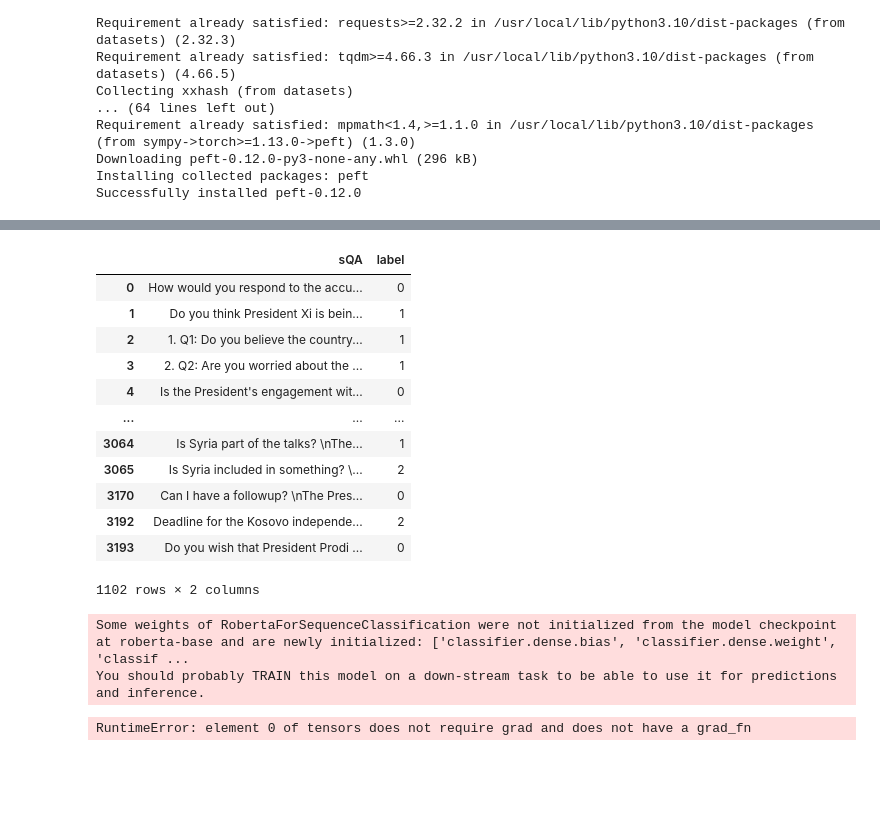
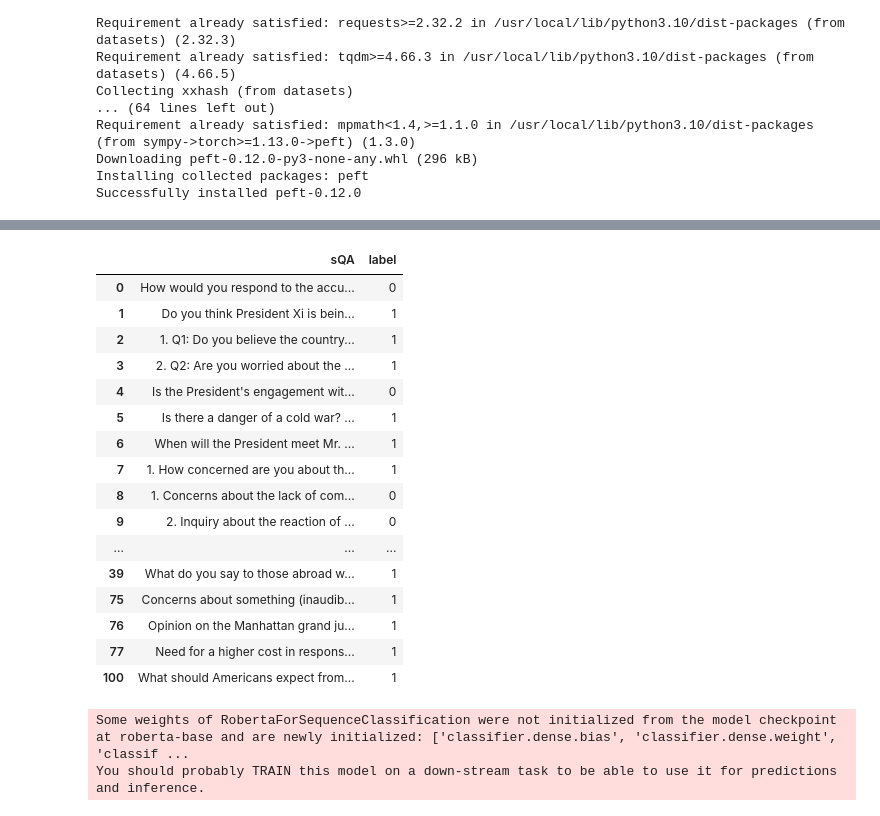
Before and after one commit to Kontilenia/thesis, a Jupyter notebook: data.ipynb, the cells around one changed output, grey strips where cells are left out. Saved outputs shown, nothing was run; the diff lists cells and outputs as text; code cells hidden in the pictures; blank space fills up the shorter version.

```diff
--- a/data.ipynb
+++ b/data.ipynb
@@ -56,20 +62,25 @@ split_dfs = {
 # %%
 temp_train_set = split_dfs[85]
+temp_train_set = temp_train_set.loc[0:100]
 temp_train_set
 # %% [output]
 |  | sQA | label |
 | 0 | How would you respond to the accu... | 0 |
 | 1 | Do you think President Xi is bein... | 1 |
 | 2 | 1. Q1: Do you believe the country... | 1 |
 | 3 | 2. Q2: Are you worried about the ... | 1 |
 | 4 | Is the President's engagement wit... | 0 |
+| 5 | Is there a danger of a cold war? ... | 1 |
+| 6 | When will the President meet Mr. ... | 1 |
+| 7 | 1. How concerned are you about th... | 1 |
+| 8 | 1. Concerns about the lack of com... | 0 |
+| 9 | 2. Inquiry about the reaction of ... | 0 |
 | ... | ... | ... |
-| 3064 | Is Syria part of the talks? \nThe... | 1 |
-| 3065 | Is Syria included in something? \... | 2 |
-| 3170 | Can I have a followup? \nThe Pres... | 0 |
-| 3192 | Deadline for the Kosovo independe... | 2 |
-| 3193 | Do you wish that President Prodi ... | 0 |
+| 39 | What do you say to those abroad w... | 1 |
+| 75 | Concerns about something (inaudib... | 1 |
+| 76 | Opinion on the Manhattan grand ju... | 1 |
+| 77 | Need for a higher cost in respons... | 1 |
+| 100 | What should Americans expect from... | 1 |
-1102 rows × 2 columns
 # %%
 from transformers import RobertaTokenizer
 from torch.utils.data import Dataset
@@ -127,15 +138,21 @@ lora_config = LoraConfig(
     r=8,                            # Rank of the low-rank adaptation
     lora_alpha=16,                  # Scaling factor
     lora_dropout=0.1,               # Dropout probability for LoRA layers
-    target_modules=["query", "value"] # Target modules to inject LoRA into (attention projections)
-)
+    # target_modules=["query", "value"] # Target modules to inject LoRA into (attention projections)
+    target_modules=["dense", "out_proj"]
+    )
 
 # Add LoRA to the model
 model = get_peft_model(model, lora_config)
 
 # Freeze the original model parameters (LoRA will only train the adapters)
-for param in model.base_model.parameters():
-    param.requires_grad = False
+# for param in model.base_model.parameters():
+#     param.requires_grad = False
+
+# Check if LoRA parameters are trainable
+# for name, param in model.named_parameters():
+#     if param.requires_grad:
+#         print(f"Trainable parameter: {name}")
 
 # Define the dataset and data loader
 # Assuming the dataset returns a dictionary with 'input_ids', 'attention_mask', and 'labels'
@@ -147,7 +164,8 @@ device = torch.device('cuda' if torch.cuda.is_available() else 'cpu')
 model.to(device)
 
 # Define the optimizer and loss function
-optimizer = optim.Adam(model.parameters(), lr=1e-4)
+# optimizer = optim.Adam(model.parameters(), lr=1e-4)
+optimizer = optim.Adam(filter(lambda p: p.requires_grad, model.parameters()), lr=1e-4)
 loss_fn = nn.CrossEntropyLoss()
 
 # Training loop
@@ -162,7 +180,8 @@ for epoch in range(5):  # adjust the number of epochs as needed
         optimizer.zero_grad()
 
         # Forward pass
-        outputs = model(input_ids=input_ids, attention_mask=attention_mask, labels=labels)
+        outputs = model(input_ids=input_ids, attention_mask=attention_mask,
+                        labels=labels)
         loss = outputs.loss
 
         # Backward pass and optimization
@@ -182,4 +201,3 @@ model.save_pretrained("roberta-lora")
 # %% [output]
 Some weights of RobertaForSequenceClassification were not initialized from the model checkpoint at roberta-base and are newly initialized: ['classifier.dense.bias', 'classifier.dense.weight', 'classif ...
 You should probably TRAIN this model on a down-stream task to be able to use it for predictions and inference.
-RuntimeError: element 0 of tensors does not require grad and does not have a grad_fn
```
Also changed, not shown: parts of 1 cell of this notebook.
